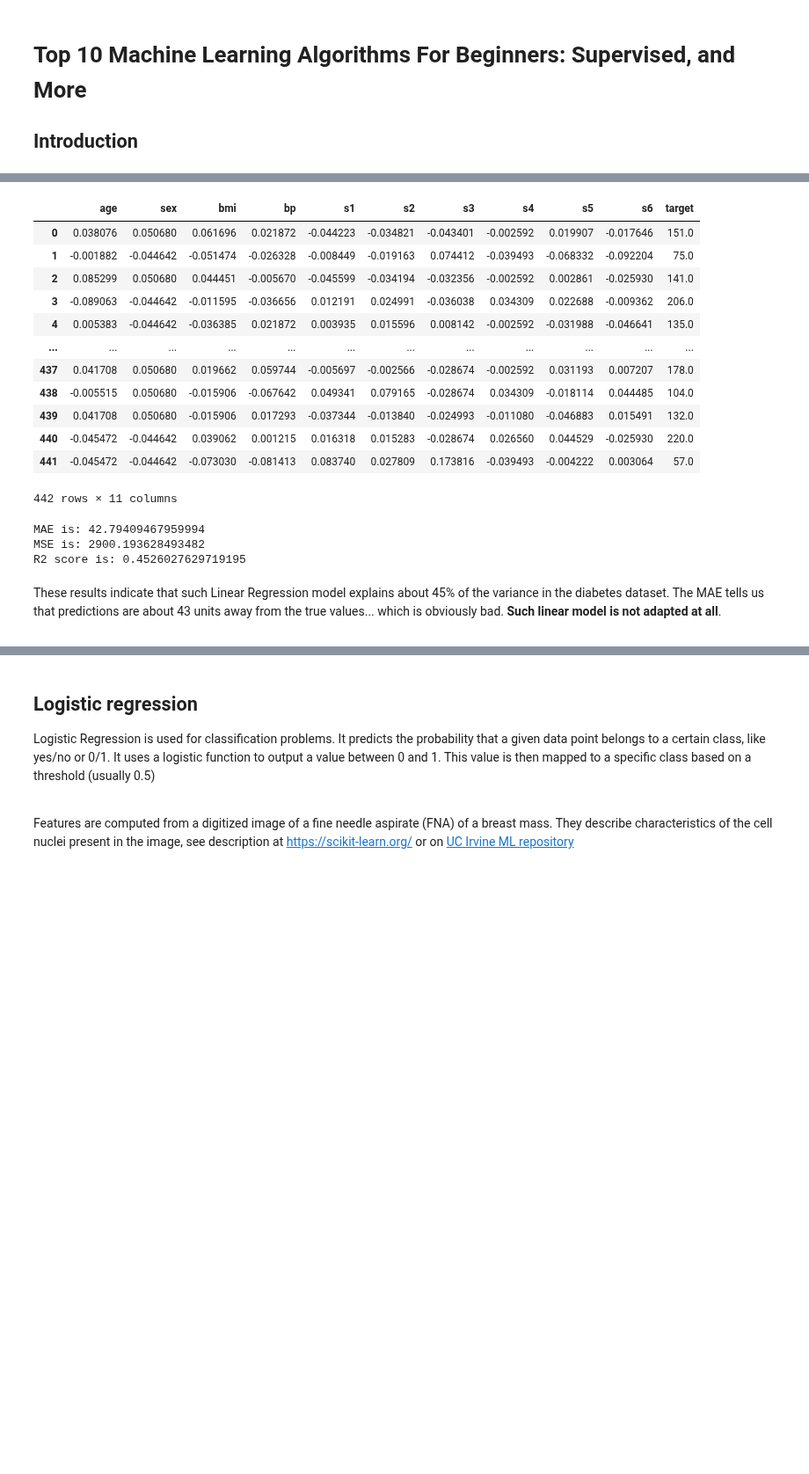
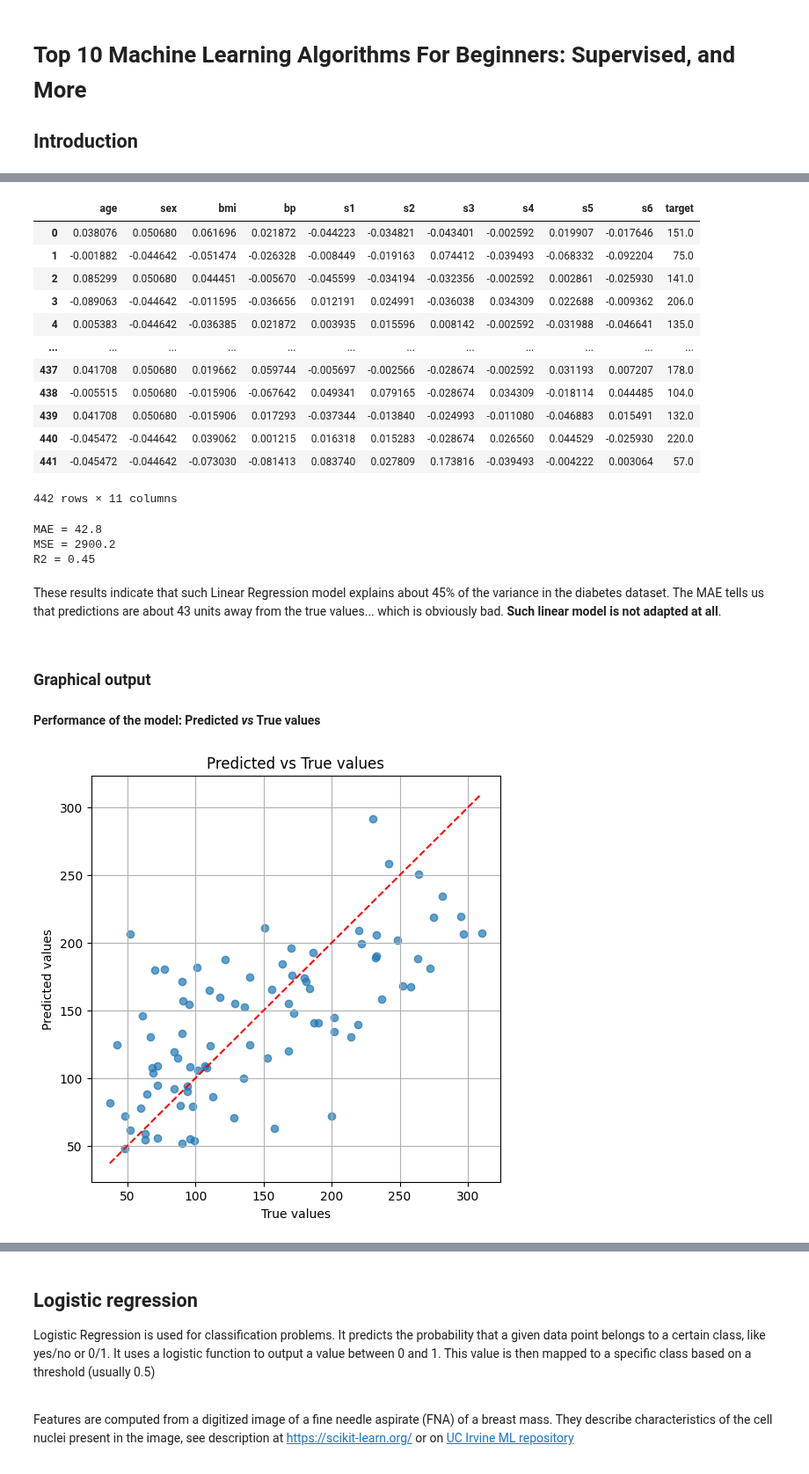
Before and after one commit to rpoteau/pyPhysChem, a Jupyter notebook: ML-10algorithms.ipynb, the cells around one changed output, grey strips where cells are left out. Shown at 88% size. Drawn from its saved outputs; the diff is of its cells as text; code cells hidden in the pictures; blank space fills up the shorter version.

```diff
--- a/ML-10algorithms.ipynb
+++ b/ML-10algorithms.ipynb
@@ -38,20 +163,8 @@ Each of these 10 feature variables have been mean centered and scaled by the sta
 # %%
-from sklearn.datasets import load_diabetes
 from sklearn.model_selection import train_test_split
 from sklearn.linear_model import LinearRegression
 from sklearn.metrics import mean_squared_error, mean_absolute_error, r2_score
 
-import pandas as pd
-
-# Load the Diabetes dataset
-diabetes = load_diabetes()
-# Convert the dataset to a DataFrame
-diabetes_df = pd.DataFrame(data=diabetes.data,
-                           columns=diabetes.feature_names)
-
-# Add target variable to the DataFrame
-diabetes_df['target'] = diabetes.target
-display(diabetes_df)
 X, y = diabetes.data, diabetes.target
 
 # Splitting the dataset into training and testing sets
@@ -69,9 +182,9 @@ mse = mean_squared_error(y_test, y_pred)
 mae = mean_absolute_error(y_test, y_pred)
 r2 = r2_score(y_test, y_pred)
 
-print("MAE is:", mae)
-print("MSE is:", mse)
-print("R2 score is:", r2)
+print(f"MAE = {mae:.1f}")
+print(f"MSE = {mse:.1f}")
+print(f"R2 = {r2:.2f}")
 # %% [output]
 |  | age | sex | bmi | bp | s1 | s2 | s3 | s4 | s5 | s6 | target |
 | 0 | 0.038076 | 0.050680 | 0.061696 | 0.021872 | -0.044223 | -0.034821 | -0.043401 | -0.002592 | 0.019907 | -0.017646 | 151.0 |
@@ -86,11 +199,26 @@ print("R2 score is:", r2)
 | 440 | -0.045472 | -0.044642 | 0.039062 | 0.001215 | 0.016318 | 0.015283 | -0.028674 | 0.026560 | 0.044529 | -0.025930 | 220.0 |
 | 441 | -0.045472 | -0.044642 | -0.073030 | -0.081413 | 0.083740 | 0.027809 | 0.173816 | -0.039493 | -0.004222 | 0.003064 | 57.0 |
 442 rows × 11 columns
-MAE is: 42.79409467959994
-MSE is: 2900.193628493482
-R2 score is: 0.4526027629719195
+MAE = 42.8
+MSE = 2900.2
+R2 = 0.45
-# %% [markdown]
-<div class="rq">
-
-These results indicate that such Linear Regression model explains about 45% of the variance in the diabetes dataset. The MAE tells us that predictions are about 43 units away from the true values... which is obviously bad. **Such linear model is not adapted at all**.
-</div>
+# %% [markdown]
+<div class="rq">
+
+These results indicate that such Linear Regression model explains about 45% of the variance in the diabetes dataset. The MAE tells us that predictions are about 43 units away from the true values... which is obviously bad. **Such linear model is not adapted at all**.
+</div>
+# %% [markdown]
+### Graphical output
+
+#### Performance of the model: Predicted *vs* True values
+# %%
+plt.figure(figsize=(6, 6))
+plt.scatter(y_test, y_pred, alpha=0.7)
+plt.plot([y_test.min(), y_test.max()], [y_test.min(), y_test.max()], color='r',linestyle="--")
+plt.xlabel("True values")
+plt.ylabel("Predicted values")
+plt.title("Predicted vs True values")
+plt.grid(True)
+plt.show()
+# %% [output]
+[figure, added]
```
Also changed, not shown: parts of 11 cells of this notebook, 5 other files.
